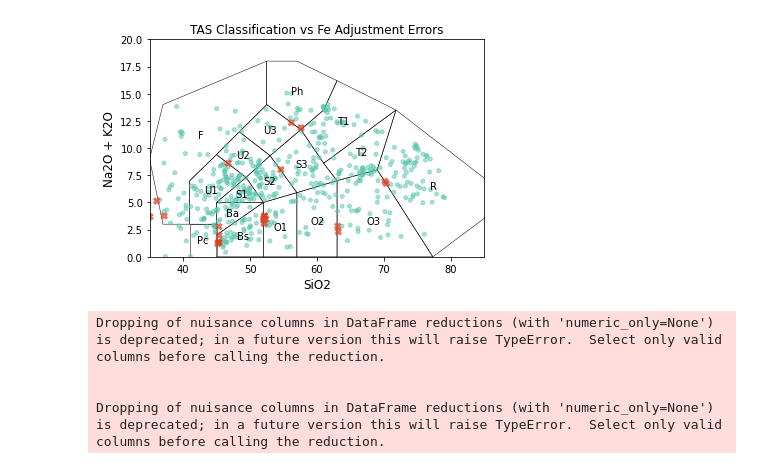
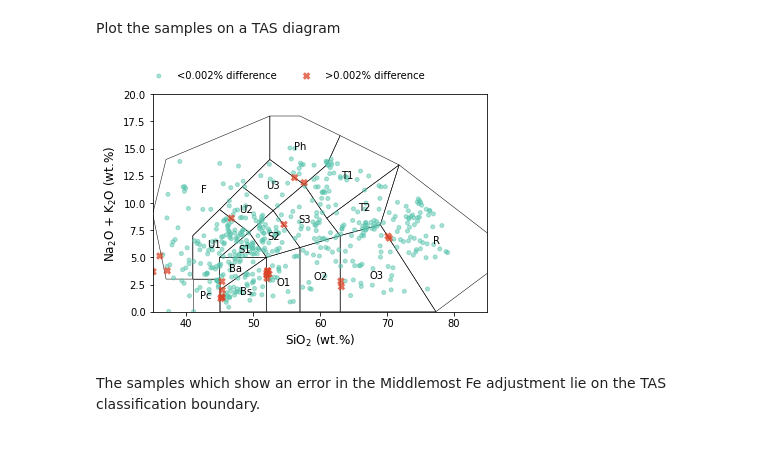
Before and after one commit to bomtuckle/webNORM, a Jupyter notebook: Paper/comparing_results.ipynb, the cells around one changed output. Drawn from its saved outputs; the diff is of its cells as text; code cells hidden in the pictures.

```diff
--- a/Paper/comparing_results.ipynb
+++ b/Paper/comparing_results.ipynb
@@ -29,9 +28,9 @@ igrocs_norms_lemaitre_majors = pd.read_excel('igrocs_norms_lemaitre_majors.xlsx'
 # %%
 # using the Le Maitre Fe Correction
-web_norms_lemaitre = normative.CIPW_norm(igrocs_input.copy(deep=True), Fe_correction='lemaitre', adjust_all_Fe=True, return_adjusted_input=True)
+web_norms_lemaitre = normative.CIPW_norm(igrocs_input.copy(deep=True), Fe_correction='lemaitre', adjust_all_Fe=True, return_adjusted_input=True, return_free_components=True, rounding=3)
 
 # using the Le Maitre Fe Correction and major oxides only
-web_norms_lemaitre_majors = normative.CIPW_norm(igrocs_input_majors.copy(deep=True), Fe_correction='lemaitre', adjust_all_Fe=True, return_adjusted_input=True)
+web_norms_lemaitre_majors = normative.CIPW_norm(igrocs_input_majors.copy(deep=True), Fe_correction='lemaitre', adjust_all_Fe=True, return_adjusted_input=True, return_free_components=True, rounding=3)
 
 # using the Middlemost Fe Correction
-web_norms_middlemost = normative.CIPW_norm(igrocs_input.copy(deep=True), Fe_correction='middlemost', adjust_all_Fe=True, return_adjusted_input=True)
+web_norms_middlemost = normative.CIPW_norm(igrocs_input.copy(deep=True), Fe_correction='middlemost', adjust_all_Fe=True, return_adjusted_input=True, return_free_components=True, rounding=3)
@@ -479,28 +550,56 @@ igrocs_TAS_df = pd.DataFrame(data=[str(i).split(',')[0] for i in igrocs_TAS], co
+# %% [markdown]
+Plot the samples on a TAS diagram
 # %%
 import pyrolite.plot
 import matplotlib.pyplot as plt
 
 
 filter = abs(web_norms_middlemost['Fe2O3'] - igrocs_input_adj_middlemost['Fe2O3']) / igrocs_input_adj_middlemost['Fe2O3'] > 0.01
 
 web_norms_middlemost["Na2O + K2O"] = web_norms_middlemost[["Na2O", "K2O"]].sum(axis=1)
 
 cm = TAS()
 
 
+# fig, ax = plt.subplots(1)
+# cm.add_to_axes(ax, alpha=1, linewidth=0.5, zorder=-1, add_labels=True)
+
+# web_norms_middlemost[filter==False][["SiO2", "Na2O + K2O"]].pyroplot.scatter(ax=ax, c="#57C4AD", alpha=0.5, marker='o')
+
+# web_norms_middlemost[filter][["SiO2", "Na2O + K2O"]].pyroplot.scatter(ax=ax, c="#DB4325", marker='x', alpha=0.75, s=30, linewidths=3)
+
+# # web_norms_middlemost[filter==False][["SiO2", "Na2O + K2O"]].pyroplot.scatter(ax=ax, c=TAS_fields[filter==False], marker='.', alpha=0.75, s=30, linewidths=1)
+
+# # web_norms_middlemost[filter][["SiO2", "Na2O + K2O"]].pyroplot.scatter(ax=ax, c=TAS_fields[filter], marker='x', alpha=0.75, s=30, linewidths=1)
+
+# # web_norms_middlemost[["SiO2", "Na2O + K2O"]].pyroplot.scatter(ax=ax, c=TAS_fields, marker='.', alpha=0.75, s=10, linewidths=0, cmap='tab20')
+
+
+
+
+
+
 fig, ax = plt.subplots(1)
 cm.add_to_axes(ax, alpha=1, linewidth=0.5, zorder=-1, add_labels=True)
 
-web_norms_middlemost[filter==False][["SiO2", "Na2O + K2O"]].pyroplot.scatter(ax=ax, c="#57C4AD", alpha=0.5, marker='o')
+scatter1 = web_norms_middlemost[filter==False][["SiO2", "Na2O + K2O"]].pyroplot.scatter(ax=ax, c="#57C4AD", alpha=0.5, marker='o', label='<0.002% difference')
 
-web_norms_middlemost[filter][["SiO2", "Na2O + K2O"]].pyroplot.scatter(ax=ax, c="#DB4325", marker='x', alpha=0.75, s=30, linewidths=3)
+scatter2 = web_norms_middlemost[filter][["SiO2", "Na2O + K2O"]].pyroplot.scatter(ax=ax, c="#DB4325", marker='x', alpha=0.75, s=30, linewidths=3, label='>0.002% difference')
 
-plt.title(label = 'TAS Classification vs Fe Adjustment Errors')
+# update the axes labels
+ax.set_xlabel('SiO$_2$ (wt.%)')
+ax.set_ylabel('Na$_2$O + K$_2$O (wt.%)')
+
+# add a legend
+ax.legend(loc='upper center', bbox_to_anchor=(0.4, 1.15), shadow=True, ncol=2)
 
 
-plt.savefig('TAS_Errors.svg')
+plt.savefig('figures/TAS_Errors.png', dpi=900, bbox_inches='tight', )
+plt.show()
 # %% [output]
-[figure, old version]
+[figure, new version]
+# %% [markdown]
+The samples which show an error in the Middlemost Fe adjustment lie on the TAS classification boundary.
 # %%
 norm_minerals = ['quartz', 'zircon', 'potassium metasilicate', 'anorthite',
        'sodium metasilicate', 'acmite', 'thenardite', 'albite', 'orthoclase',
@@ -587,9 +614,0 @@ fig.write_image('Major Element Sum vs Normative Mineralogy Sum.svg')
-# %%
-igrocs_no_output_filter = igrocs_norms_lemaitre[norm_minerals].fillna(0).sum(axis=1)!=0
-
-igrocs_majors_no_output_filter = igrocs_norms_lemaitre_majors[norm_minerals].fillna(0).sum(axis=1)!=0
-# %% [output]
-Dropping of nuisance columns in DataFrame reductions (with 'numeric_only=None') is deprecated; in a future version this will raise TypeError.  Select only valid columns before calling the reduction.
-
-
-Dropping of nuisance columns in DataFrame reductions (with 'numeric_only=None') is deprecated; in a future version this will raise TypeError.  Select only valid columns before calling the reduction.
```
Also changed, not shown: parts of 59 cells of this notebook, 1 other file.
